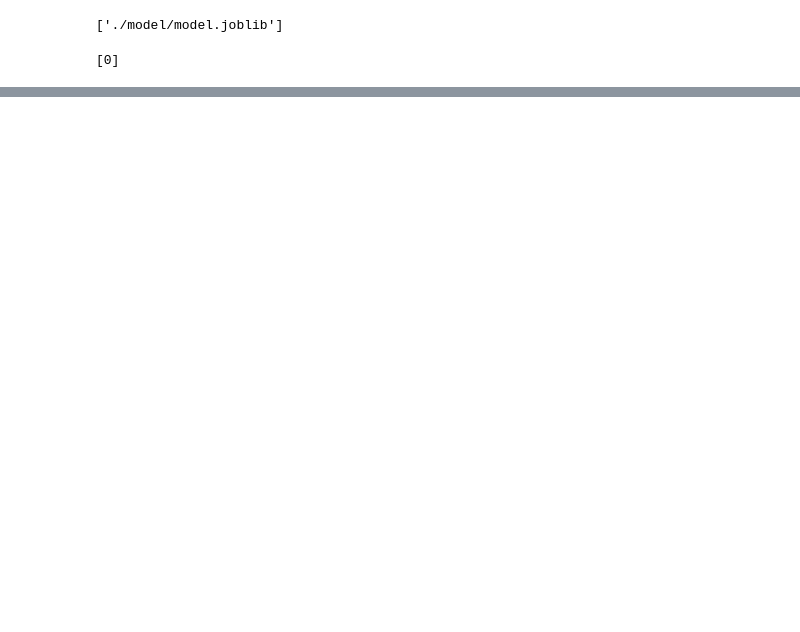
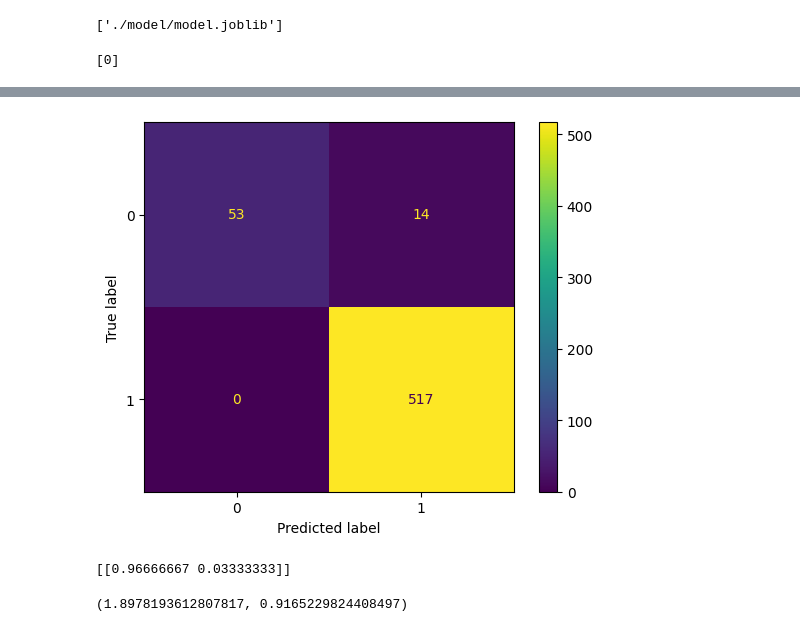
Before and after one commit to Back-to-Beginner/Find-Spot, a Jupyter notebook: imageAnalysis/image_analysing_test.ipynb, the cells around one changed output, grey strips where cells are left out. Cells and saved outputs as stored; diff of their text form; code cells hidden in the pictures; blank space fills up the shorter version.

```diff
--- a/imageAnalysis/image_analysing_test.ipynb
+++ b/imageAnalysis/image_analysing_test.ipynb
@@ -248,0 +280,34 @@ print(m.predict([res]))
+# %%
+from sklearn.metrics import plot_confusion_matrix
+
+# for i in range(14):
+#     for j in range(len(data[i])):
+#         mission = cv2.resize(pha, [360, 360])
+#         trial = cv2.resize(data[i][j], [360, 360])
+#         res = check_simular(mission, trial, pha_slice)
+#         pred = knn.predict_proba(np.array([res]))
+#         print(f"1: {pred[0][1]}, 0: {pred[0][0]}")
+plot_confusion_matrix(knn, np.array(X_test), np.array(y_test))
+plt.show()
+# %% [output]
+[figure, added]
+# %%
+# mi = cv2.imread('image/IMG_5200.JPG')
+# tr = cv2.imread('image/IMG_5209.JPG')
+
+mi = cv2.imread('image/scr1.png')
+tr = cv2.imread('image/scr2.png')
+# cv2.imshow("mi", mi)
+# cv2.waitKey(0)
+res = check_simular(mi, tr, [0, 360, 0, 360])
+# res = check_simular(mi, tr, [50,310, 50,310])
+
+pred = knn.predict_proba([res])
+print(pred)
+# print(predict.score(X=np.array(list(zip(x, y))), y=classes))
+# %% [output]
+[[0.96666667 0.03333333]]
+# %%
+res
+# %% [output]
+(1.8978193612807817, 0.9165229824408497)
```
Also changed, not shown: parts of 2 cells of this notebook, 12 other files.
